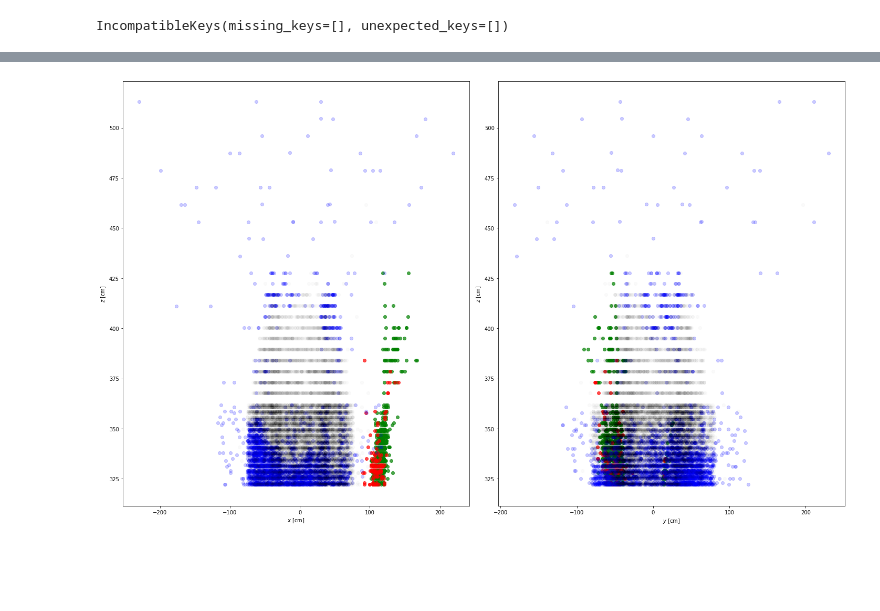
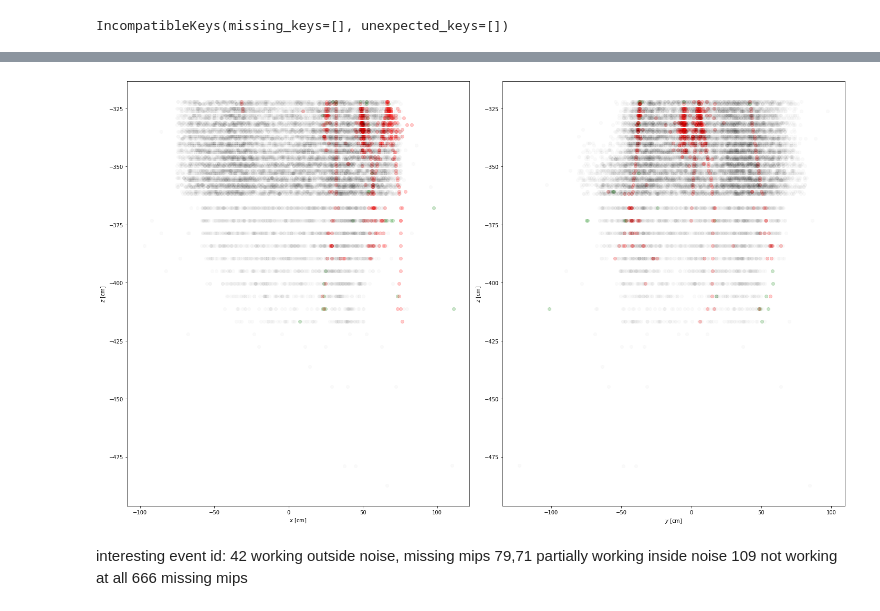
Before and after one commit to tklijnsma/hgcal_ldrd, a Jupyter notebook: notebooks/PointnetPreprocessing/pointnet_test.ipynb, the cells around one changed output, grey strips where cells are left out. Saved outputs shown, nothing was run; the diff lists cells and outputs as text; code cells hidden in the pictures; blank space fills up the shorter version.

```diff
--- a/notebooks/PointnetPreprocessing/pointnet_test.ipynb
+++ b/notebooks/PointnetPreprocessing/pointnet_test.ipynb
@@ -15,7 +15,7 @@ from torch_geometric.data import DataLoader
 The autoreload extension is already loaded. To reload it, use:
   %reload_ext autoreload
 # %%
-model_fname = "tau_07aug/PointNet_1397602_26d89c5565_sitonga.20190807.164252.best.pth"
+model_fname = "tau_07aug/PointNet_1397602_26d89c5565_sitonga.5.pth"
 
 path = osp.join(osp.dirname(os.path.abspath('.')), '..', 'data', 'npz','partGun_PDGid15_x1000_Pt3.0To100.0_NTUP_1')
 full_dataset = HitGraphDatasetG(path)
@@ -30,7 +30,7 @@ model.load_state_dict(torch.load(model_fname))
 # %% [output]
 IncompatibleKeys(missing_keys=[], unexpected_keys=[])
 # %%
-evt_index = 340
+evt_index = 109
 
 test_dataset = torch.utils.data.Subset(full_dataset,[evt_index])
 test_loader = DataLoader(test_dataset, batch_size=1, shuffle=False)
@@ -51,5 +51,15 @@ for i,data in enumerate(test_loader):
 
 print(y)
 print(out)
+
+truepos = np.logical_and(y, out)
+falseneg = np.logical_and(np.logical_not(out), y)
+falsepos = np.logical_and(out, np.logical_not(y))
+trueneg = np.logical_and(np.logical_not(y), np.logical_not(out))
+
+assert(y.shape[0] == truepos.sum() + falseneg.sum() + falsepos.sum() + trueneg.sum())
+print("truepos", truepos.sum(), "trueneg", trueneg.sum(), "falsepos", falsepos.sum(), "falseneg", falseneg.sum())
+
+print("efficiency", truepos.sum()/y.sum())
 # %% [output]
 [1 1 1 ... 0 0 0]
@@ -57,4 +73,10 @@ print(out)
 # %%
-draw_sample_point(pos, y, out);
+draw_sample_point(pos, y, out, truepos, trueneg, [], falseneg);
 # %% [output]
-[figure, old version]
+[figure, new version]
+# %% [markdown]
+interesting event id:
+42 working outside noise, missing mips
+79,71 partially working inside noise
+109 not working at all
+666 missing mips
```
Also changed, not shown: parts of 2 cells of this notebook, 1 other file.
